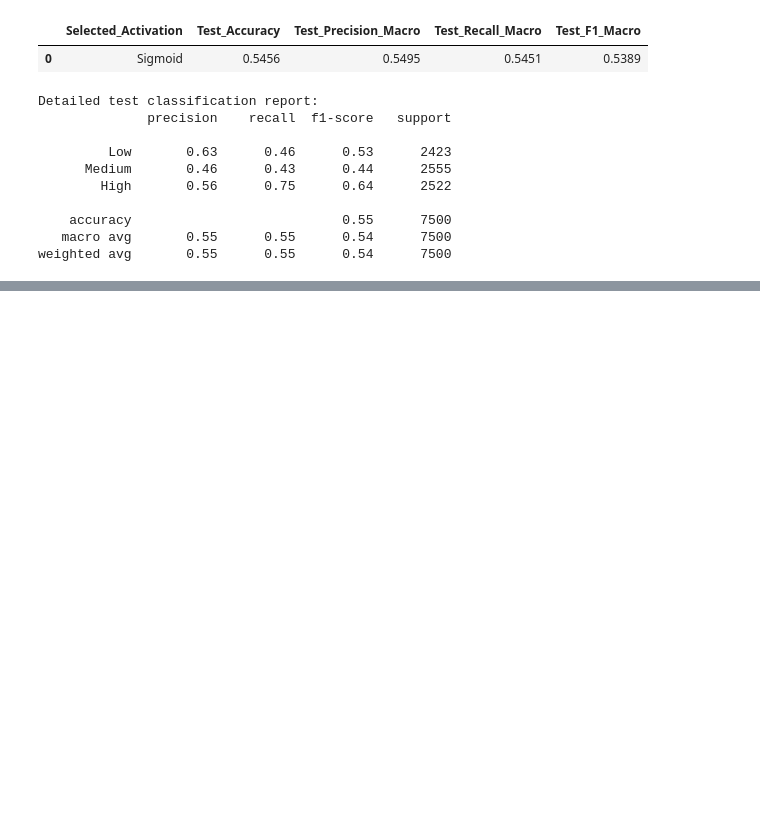
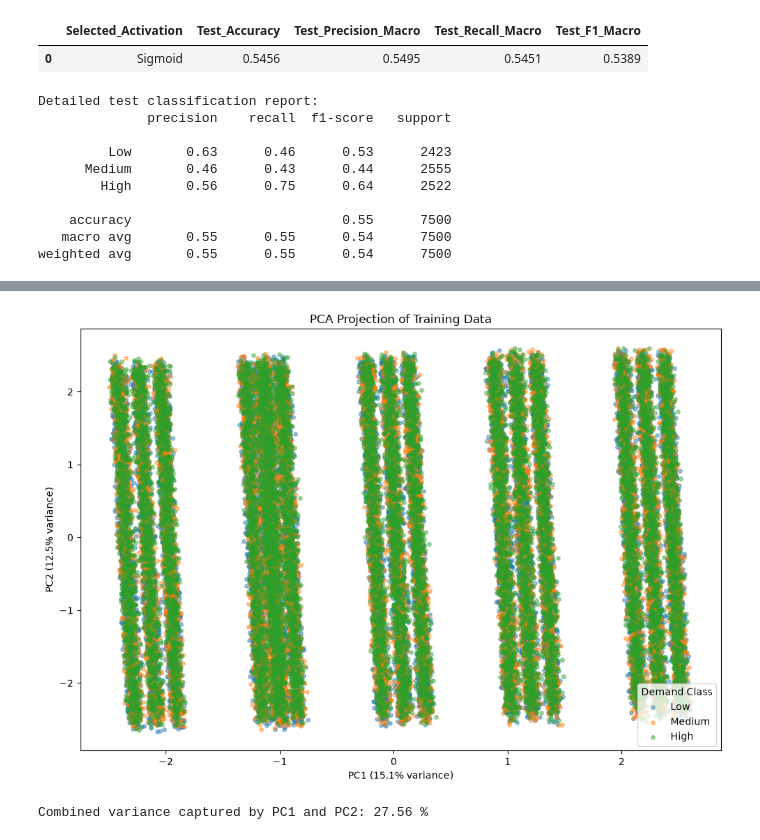
Before and after one commit to rajnityanand/Dukaan-Ai, a Jupyter notebook: notebooks/08_PCA.ipynb, the cells around one changed output, grey strips where cells are left out. Cells and saved outputs as stored; diff of their text form; code cells hidden in the pictures; blank space fills up the shorter version.

```diff
--- a/notebooks/08_PCA.ipynb
+++ b/notebooks/08_PCA.ipynb
@@ -427,0 +583,55 @@ weighted avg       0.55      0.55      0.54      7500
+# %%
+
+# ==========================================
+# DAY 7 - CELL 33: 2D PCA PROJECTION
+# ==========================================
+
+pca_2d = PCA(n_components=2)
+
+pca_train_2d = pca_2d.fit_transform(
+    pca_train_scaled
+)
+
+pca_2d_df = pd.DataFrame({
+    "PC1": pca_train_2d[:, 0],
+    "PC2": pca_train_2d[:, 1],
+    "Demand_Class": day7_y_train.to_numpy()
+})
+
+plt.figure(figsize=(10, 7))
+
+for demand_class in ["Low", "Medium", "High"]:
+    subset = pca_2d_df[
+        pca_2d_df["Demand_Class"] == demand_class
+    ]
+
+    plt.scatter(
+        subset["PC1"],
+        subset["PC2"],
+        label=demand_class,
+        alpha=0.45,
+        s=15
+    )
+
+plt.title("PCA Projection of Training Data")
+plt.xlabel(
+    f"PC1 ({pca_2d.explained_variance_ratio_[0] * 100:.1f}% variance)"
+)
+plt.ylabel(
+    f"PC2 ({pca_2d.explained_variance_ratio_[1] * 100:.1f}% variance)"
+)
+plt.legend(title="Demand Class")
+plt.tight_layout()
+plt.show()
+
+print(
+    "Combined variance captured by PC1 and PC2:",
+    round(
+        pca_2d.explained_variance_ratio_.sum() * 100,
+        2
+    ),
+    "%"
+)
+# %% [output]
+[figure, added]
+Combined variance captured by PC1 and PC2: 27.56 %
```
Also changed, not shown: parts of 5 cells of this notebook, 6 other files.
